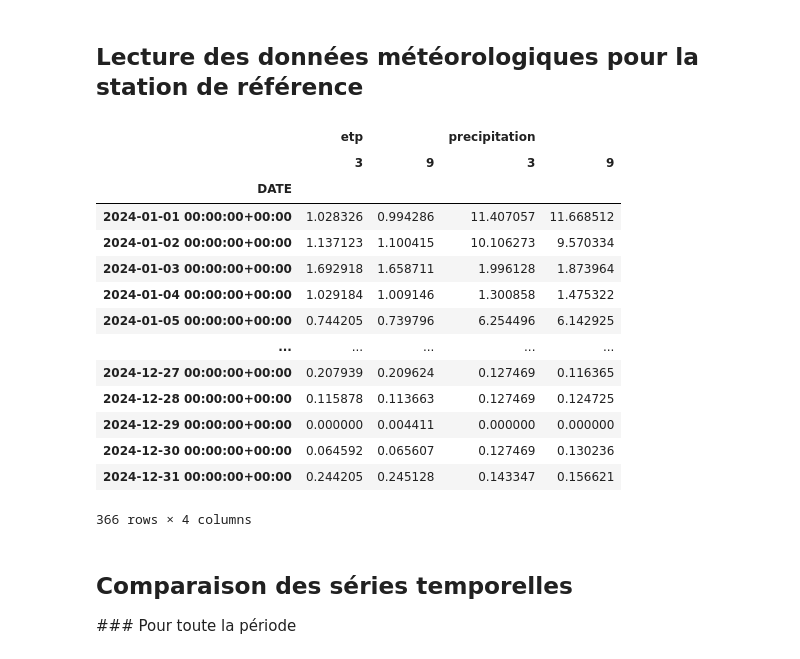
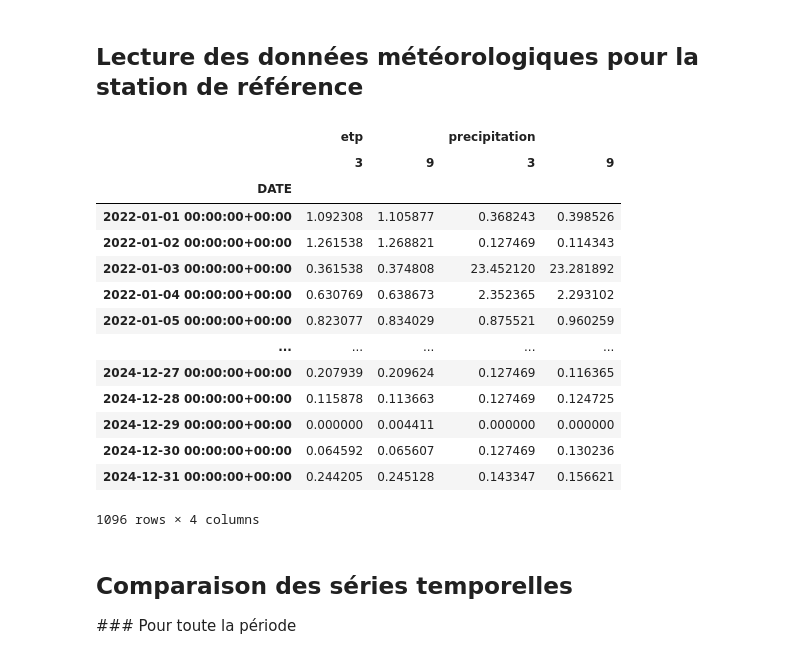
Before and after one commit to atantet/agri-notebooks, a Jupyter notebook: comparaison_interpolation_meteo_nn.ipynb, the cells around one changed output. Cells and saved outputs as stored; diff of their text form; code cells hidden in the pictures.

```diff
--- a/comparaison_interpolation_meteo_nn.ipynb
+++ b/comparaison_interpolation_meteo_nn.ipynb
@@ -10,14 +10,13 @@ REF_STATION_NAME = 'La Petite Claye'
 METEOFRANCE_API = 'DPClim'
 
 # Période des données
-DATE_DEB_PERIODE = '2024-01-01T00:00:00Z'
-DATE_FIN_PERIODE = '2024-12-31T23:00:00Z'
+DATE_DEB_PERIODE = '2022-01-01T00:00:00Z'
+DATE_FIN_PERIODE = '2024-12-31T00:00:00Z'
 
 # Fréquence des données climatiques
 METEOFRANCE_FREQUENCE = 'quotidienne'
 
 # Plus proches voisins retenus
-ID_DEPARTEMENTS = [35, 50]
 NN_NOMBRE_ARR = [3, 9]
 # %% [markdown]
 ## Lecture des données météorologiques pour la station de référence
@@ -29,46 +28,42 @@ client = meteofrance.Client(METEOFRANCE_API)
 # %%
 import pandas as pd
 
 # Lecture des données de la station de référence pour les différents choix des plus proches voisins
 df_meteo_ref_dict = {}
 for param in NN_NOMBRE_ARR:
-    filepath_donnee = meteofrance.get_filepath_donnee_periode(
-        client, DATE_DEB_PERIODE, DATE_FIN_PERIODE,
-        frequence=METEOFRANCE_FREQUENCE,
-        id_departements=ID_DEPARTEMENTS, nn_nombre=param)
-
-    str_ref_station_name = REF_STATION_NAME.lower().replace(' ', '')
-    filepath_donnee_ref = filepath_donnee.with_name(
-        filepath_donnee.stem + '_' + str_ref_station_name + filepath_donnee.suffix)
+    filepath_donnee_ref = meteofrance.get_filepath_donnee_periode(
+        client, REF_STATION_NAME, nn_nombre=param,
+        date_deb_periode=DATE_DEB_PERIODE, date_fin_periode=DATE_FIN_PERIODE,
+        frequence=METEOFRANCE_FREQUENCE, ref=True)
 
     df_meteo_ref = pd.read_csv(
         filepath_donnee_ref, parse_dates=[client.time_label],
         index_col=client.time_label)
 
     df_meteo_ref = meteofrance.renommer_variables(
         client, df_meteo_ref, METEOFRANCE_FREQUENCE)
 
     df_meteo_ref_dict[param] = df_meteo_ref.stack(future_stack=True)
 
 df_meteo_ref_comp = pd.DataFrame(df_meteo_ref_dict).stack().unstack(0).transpose()
 
 df_meteo_ref_comp
 # %% [output]
 |  | etp |  | precipitation |  |
 |  | 3 | 9 | 3 | 9 |
 | DATE |  |  |  |  |
-| 2024-01-01 00:00:00+00:00 | 1.028326 | 0.994286 | 11.407057 | 11.668512 |
-| 2024-01-02 00:00:00+00:00 | 1.137123 | 1.100415 | 10.106273 | 9.570334 |
-| 2024-01-03 00:00:00+00:00 | 1.692918 | 1.658711 | 1.996128 | 1.873964 |
-| 2024-01-04 00:00:00+00:00 | 1.029184 | 1.009146 | 1.300858 | 1.475322 |
-| 2024-01-05 00:00:00+00:00 | 0.744205 | 0.739796 | 6.254496 | 6.142925 |
+| 2022-01-01 00:00:00+00:00 | 1.092308 | 1.105877 | 0.368243 | 0.398526 |
+| 2022-01-02 00:00:00+00:00 | 1.261538 | 1.268821 | 0.127469 | 0.114343 |
+| 2022-01-03 00:00:00+00:00 | 0.361538 | 0.374808 | 23.452120 | 23.281892 |
+| 2022-01-04 00:00:00+00:00 | 0.630769 | 0.638673 | 2.352365 | 2.293102 |
+| 2022-01-05 00:00:00+00:00 | 0.823077 | 0.834029 | 0.875521 | 0.960259 |
 | ... | ... | ... | ... | ... |
 | 2024-12-27 00:00:00+00:00 | 0.207939 | 0.209624 | 0.127469 | 0.116365 |
 | 2024-12-28 00:00:00+00:00 | 0.115878 | 0.113663 | 0.127469 | 0.124725 |
 | 2024-12-29 00:00:00+00:00 | 0.000000 | 0.004411 | 0.000000 | 0.000000 |
 | 2024-12-30 00:00:00+00:00 | 0.064592 | 0.065607 | 0.127469 | 0.130236 |
 | 2024-12-31 00:00:00+00:00 | 0.244205 | 0.245128 | 0.143347 | 0.156621 |
-366 rows × 4 columns
+1096 rows × 4 columns
 # %% [markdown]
 ## Comparaison des séries temporelles
 
```
Also changed, not shown: parts of 2 cells of this notebook, 5 other files.
